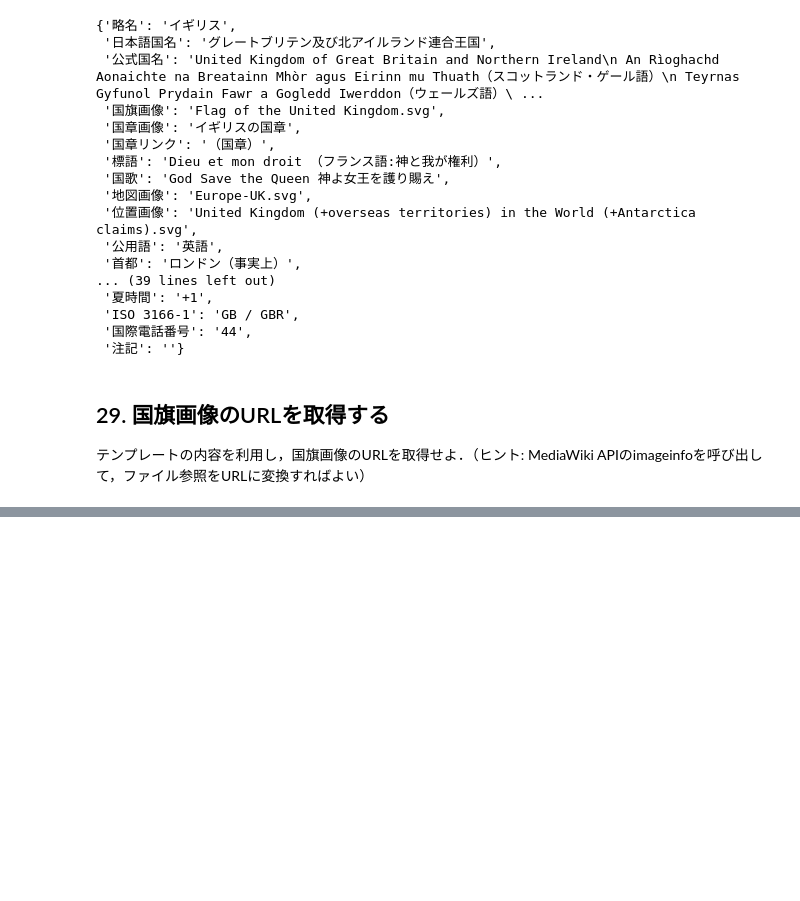
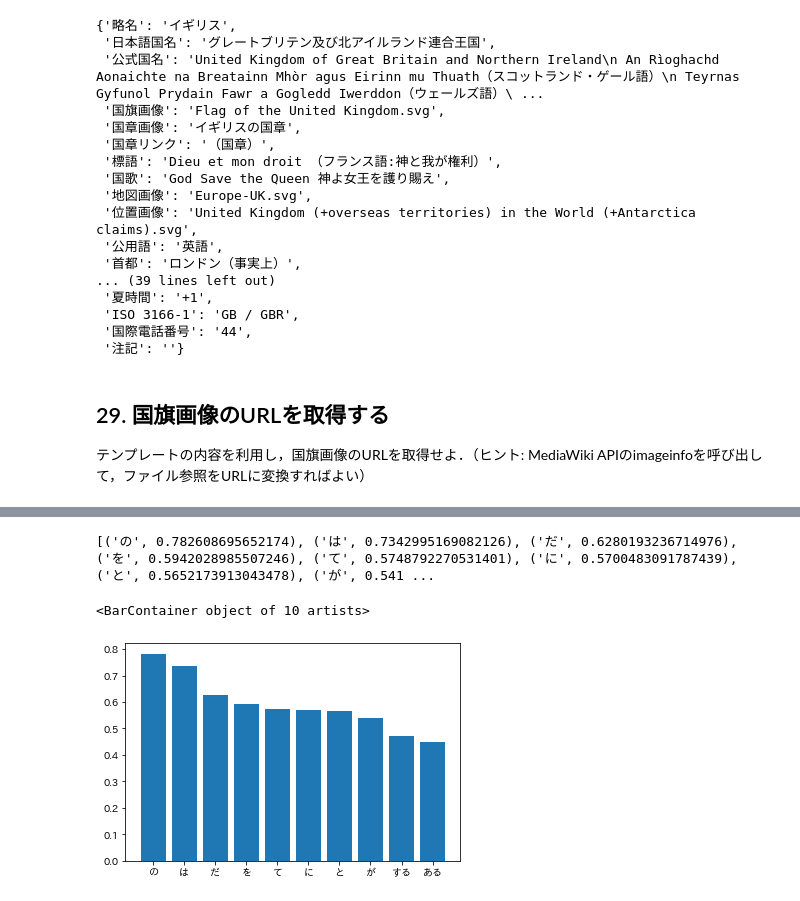
Before and after one commit to omi-key/NLP-100, a Jupyter notebook: nlp/NLP100_2020rev1.ipynb, the cells around one changed output, grey strips where cells are left out. Drawn from its saved outputs; the diff is of its cells as text; code cells hidden in the pictures; blank space fills up the shorter version.

```diff
--- a/nlp/NLP100_2020rev1.ipynb
+++ b/nlp/NLP100_2020rev1.ipynb
@@ -720,0 +859,22 @@ https://upload.wikimedia.org/wikipedia/en/a/ae/Flag_of_the_United_Kingdom.svg
+# %%
+cat_colocate = defaultdict(int)
+cat_count = 0
+for sen in neko:
+    if "猫" in tuple(map(lambda x: x["base"], sen)):
+        cat_count += 1
+        appeared = set()
+        for word in sen:
+            if word["pos"] != "記号" and word["base"] not in appeared:
+                appeared.add(word["base"])
+        for word_base in appeared:
+            cat_colocate[word_base] += 1
+cat_sorted = sorted(cat_colocate.items(), key=lambda x:-x[1])
+cat_sorted = list(map(lambda x: (x[0], x[1]/cat_count), cat_sorted))
+print(top_cat := cat_sorted[1:11])  # 1 番目は "猫" = 1.0
+
+topcatT = [list(map(lambda x:x[0], top_cat)), list(map(lambda x:x[1], top_cat))]
+plt.bar(*topcatT, align="center")
+# %% [output]
+[('の', 0.782608695652174), ('は', 0.7342995169082126), ('だ', 0.6280193236714976), ('を', 0.5942028985507246), ('て', 0.5748792270531401), ('に', 0.5700483091787439), ('と', 0.5652173913043478), ('が', 0.541 ...
+<BarContainer object of 10 artists>
+[figure, added]
```
Also changed, not shown: parts of 25 cells of this notebook, 8 other files.
